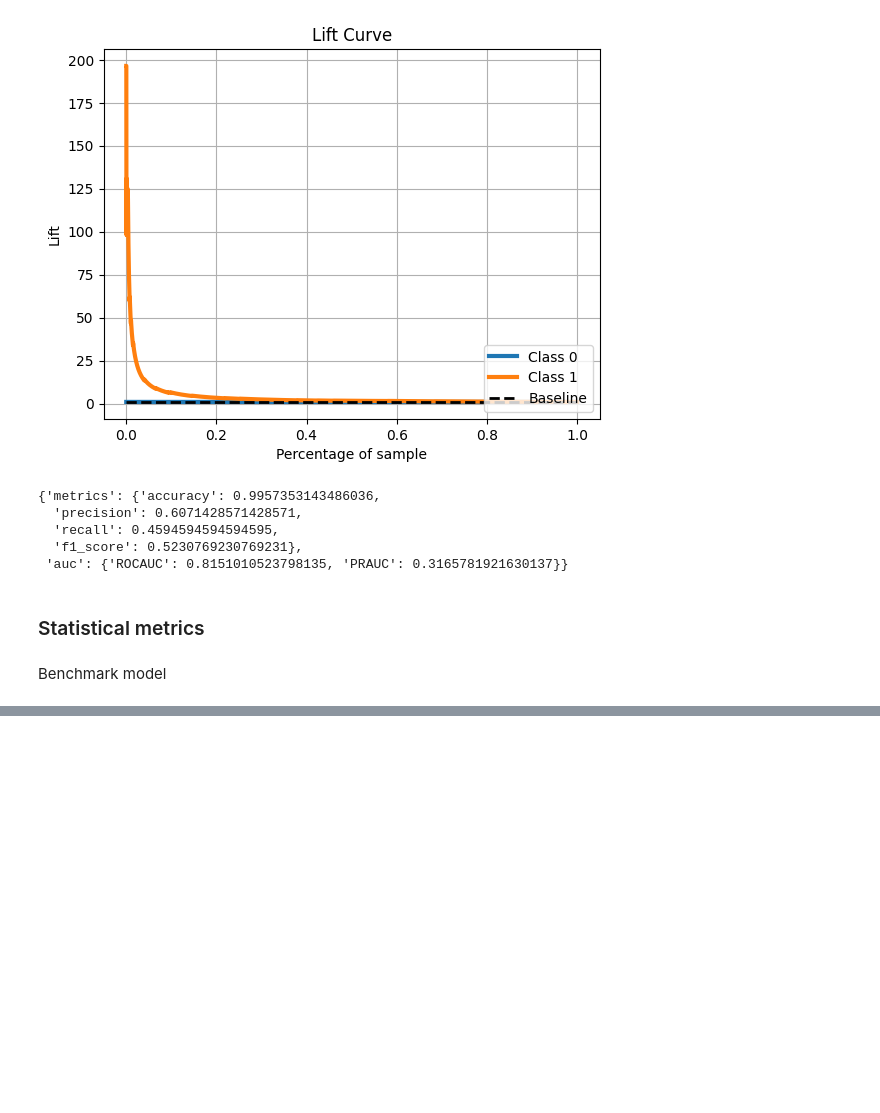
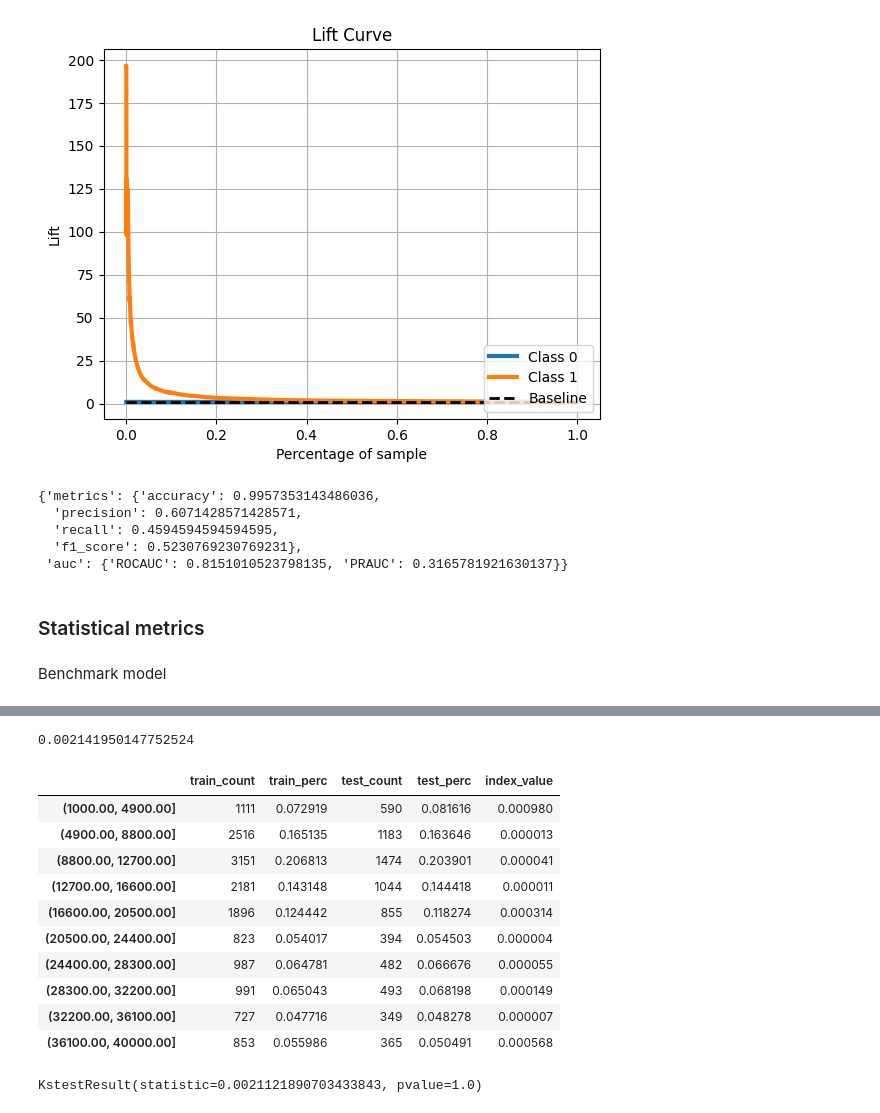
Before and after one commit to keiraaa-xrq/auto-ml-validation, a Jupyter notebook: main.ipynb, the cells around one changed output, grey strips where cells are left out. Cells and saved outputs as stored; diff of their text form; code cells hidden in the pictures; blank space fills up the shorter version.

Commit message:
Fixed bug with statistical evaluator and tested.

```diff
--- a/main.ipynb
+++ b/main.ipynb
@@ -279,6 +279,8 @@ stats_output_vm
 # %% [markdown]
 Benchmark model
 # %%
+
+
 class StatisticalMetricsEvaluator:
     def __init__(
         self,
@@ -294,11 +296,11 @@ class StatisticalMetricsEvaluator:
         self.test_y = test_data['y']
         self.test_proba = test_data['pred_proba'][:, 1]
 
-
     def _generate_output(
-        bin_list: np.ndarray,
+        self,
+        bin_list: List[float],
         train_values: pd.Series,
-        test_values: pd.Series,
+        test_values: pd.Series
     ) -> Tuple[float, pd.DataFrame]:
         """
         Calculate the value and generate output df for psi and csi.
@@ -312,7 +314,8 @@ class StatisticalMetricsEvaluator:
         test_perc = test_count.apply(
             lambda x: x / sum(test_count))
 
-        df_index = [f'({bin_list[i]}, {bin_list[i + 1]}]' for i in range(len(bin_list) - 1)]
+        df_index = [
+            f'({bin_list[i]:.2f}, {bin_list[i + 1]:.2f}]' for i in range(len(bin_list) - 1)]
         output_df = pd.DataFrame({
             'train_count': train_count,
             'train_perc': train_perc,
@@ -327,18 +330,18 @@ class StatisticalMetricsEvaluator:
             actual = row['train_perc']
             expected = row['test_perc']
             if actual == 0 or expected == 0:
-                continue
-            value = (actual - expected) * math.log(actual / expected)
+                value = 0
+            else:
+                value = (actual - expected) * math.log(actual / expected)
             values.append(value)
             x = x + value
         output_df['index_value'] = values
         return x, output_df
 
-
     def calculate_psi(self, num_bins=10) -> float:
         train_proba = pd.Series(self.train_proba)
         test_proba = pd.Series(self.test_proba)
-        bin_list = np.arange(0, 1+1/num_bins, 1/num_bins)
+        bin_list = np.arange(0, 1+1/num_bins, 1/num_bins).tolist()
         psi, output_df = self._generate_output(
             bin_list,
             train_proba,
@@ -346,10 +349,9 @@ class StatisticalMetricsEvaluator:
         )
         return psi, output_df
 
-
     def csi_for_single_feature(self, ft_name: str, num_bins=10):
         train_l = self.train_raw_X[ft_name]
-        test_l = self.train_raw_X[ft_name]
+        test_l = self.test_raw_X[ft_name]
         lower = min(min(train_l), min(test_l))
         upper = max(max(train_l), max(test_l))
 
@@ -357,7 +359,8 @@ class StatisticalMetricsEvaluator:
             lower,
             upper + (upper - lower) / num_bins,
             (upper - lower) / num_bins
-        )
+        ).tolist()
+
         csi, output_df = self._generate_output(
             bin_list,
             train_l,
@@ -377,7 +380,7 @@ class StatisticalMetricsEvaluator:
 
     def kstest(self,
                score_col_name: str) -> float:
-        return scipy.stats.ks_2samp(self.train[score_col_name], self.test[score_col_name])
+        return scipy.stats.ks_2samp(self.train_processed_X[score_col_name], self.test_processed_X[score_col_name])
 # %%
 stat_evaluator = StatisticalMetricsEvaluator(bm_train_data, bm_test_data)
 # %%
@@ -388,0 +403,21 @@ TypeError: _generate_output() takes 3 positional arguments but 4 were given
+# %%
+bm_csi, bm_csi_df = stat_evaluator.csi_for_single_feature('loan_amnt')
+print(bm_csi)
+bm_csi_df
+# %% [output]
+0.002141950147752524
+|  | train_count | train_perc | test_count | test_perc | index_value |
+| (1000.00, 4900.00] | 1111 | 0.072919 | 590 | 0.081616 | 0.000980 |
+| (4900.00, 8800.00] | 2516 | 0.165135 | 1183 | 0.163646 | 0.000013 |
+| (8800.00, 12700.00] | 3151 | 0.206813 | 1474 | 0.203901 | 0.000041 |
+| (12700.00, 16600.00] | 2181 | 0.143148 | 1044 | 0.144418 | 0.000011 |
+| (16600.00, 20500.00] | 1896 | 0.124442 | 855 | 0.118274 | 0.000314 |
+| (20500.00, 24400.00] | 823 | 0.054017 | 394 | 0.054503 | 0.000004 |
+| (24400.00, 28300.00] | 987 | 0.064781 | 482 | 0.066676 | 0.000055 |
+| (28300.00, 32200.00] | 991 | 0.065043 | 493 | 0.068198 | 0.000149 |
+| (32200.00, 36100.00] | 727 | 0.047716 | 349 | 0.048278 | 0.000007 |
+| (36100.00, 40000.00] | 853 | 0.055986 | 365 | 0.050491 | 0.000568 |
+# %%
+stat_evaluator.kstest('home_ownership_ANY')
+# %% [output]
+KstestResult(statistic=0.0021121890703433843, pvalue=1.0)
```
Also changed, not shown: parts of 1 cell of this notebook, 1 other file.
